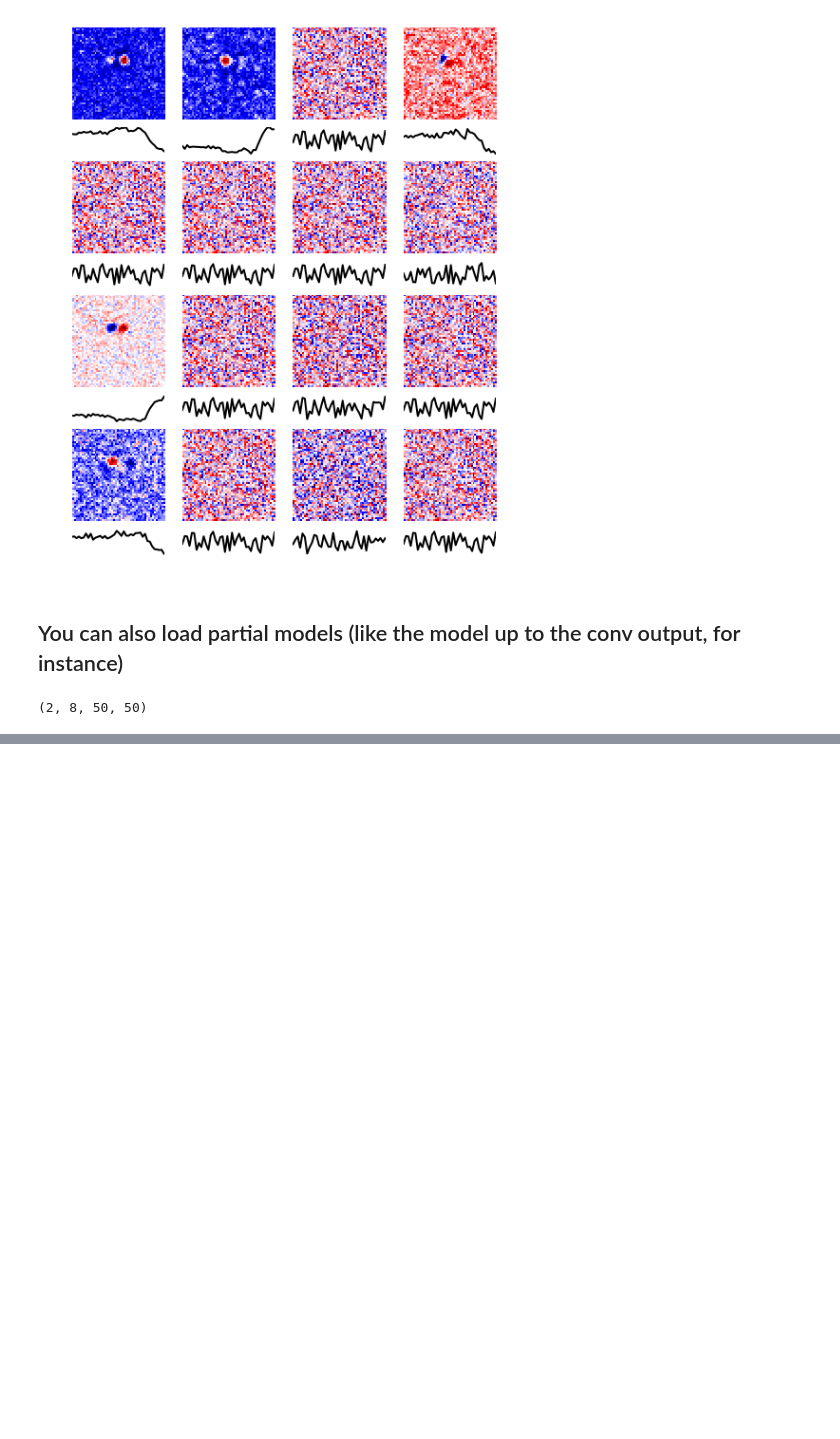
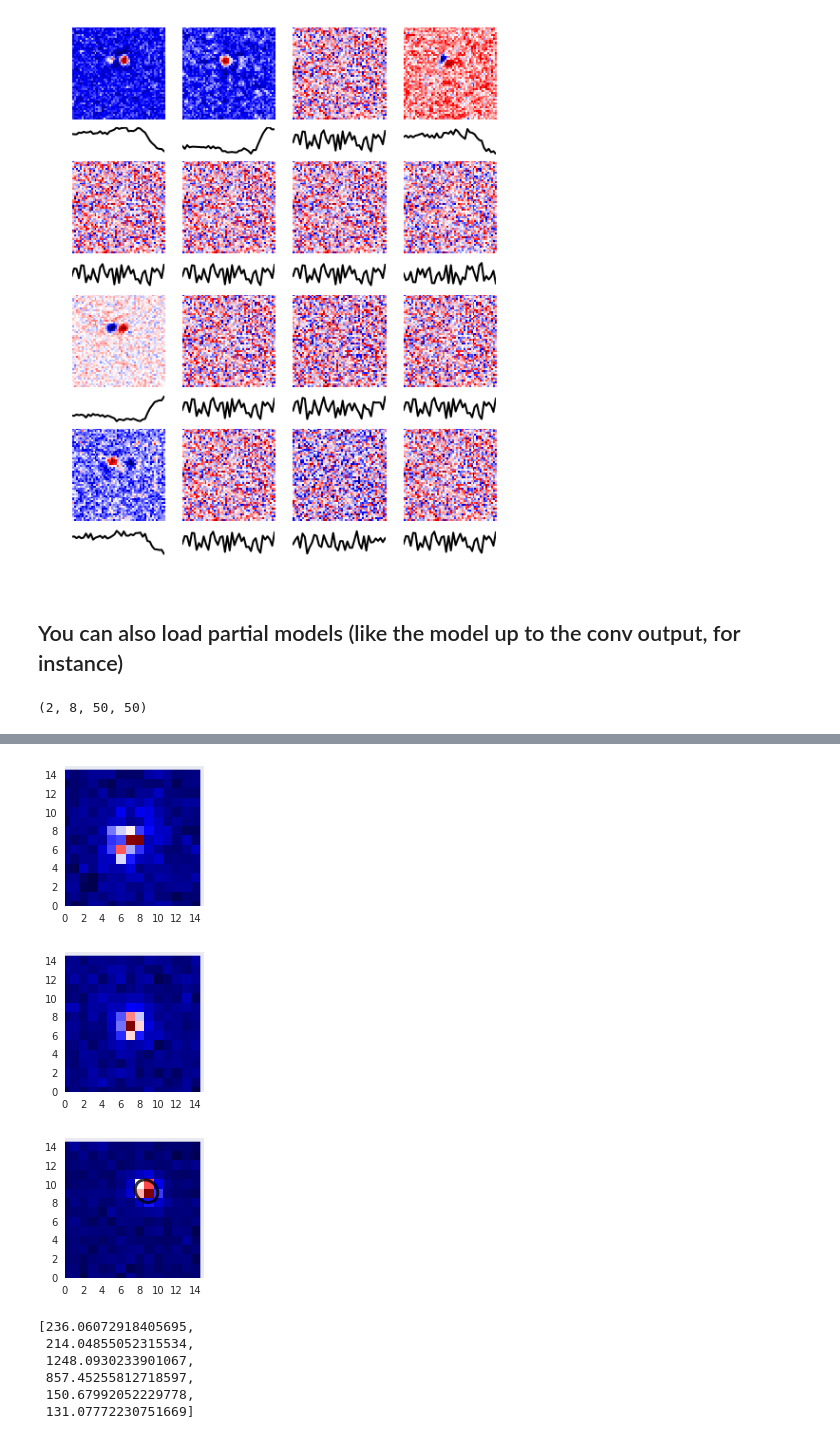
Before and after one commit to baccuslab/deep-retina, a Jupyter notebook: notebooks/Visualizing multi-cell model.ipynb, the cells around one changed output, grey strips where cells are left out. Cells and saved outputs as stored; diff of their text form; code cells hidden in the pictures; blank space fills up the shorter version.

```diff
--- a/notebooks/Visualizing multi-cell model.ipynb
+++ b/notebooks/Visualizing multi-cell model.ipynb
@@ -179,0 +208,46 @@ sample_response.shape
+# %%
+# David's
+bipolar_rfs_david_dir = '/Users/lmcintosh/stanford/papers/2015 Surround Size/david_receptive_fields/'
+filenames_david = ['B1.txt', 'B2.txt']
+
+# Pablo's
+bipolar_rfs_pablo_dir = '/Users/lmcintosh/stanford/papers/2015 Surround Size/pablo_receptive_fields/'
+# omitted 'bip2_2d_space.txt' because Pablo didn't recall how many microns on each checker it was
+filenames_pablo = ['bip1_2d_space.txt', 'bip3_2d_space.txt', 'bip4_2d_space.txt', 'bip5_2d_space.txt', 'bip7_2d_space.txt']
+microns_pablo = [9, 54.6, 54.2, 18.2, 18.2]
+# %%
+# for f in filenames_david:
+#     data = np.loadtxt(bipolar_rfs_david_dir + f, delimiter="\t") # 50 time x 100 space
+# get spacing for all bipolar spatial receptive fields
+# spatialDelta = 0.022 # mm
+
+fig = plt.gcf()
+axs = []
+
+bipolar_widths = []
+for idf,f in enumerate(filenames_pablo):
+    if idf not in [3,4]:
+        data = np.loadtxt(bipolar_rfs_pablo_dir + f, delimiter="\t")
+        xaxis = np.linspace(0, data.shape[1]*microns_pablo[idf], data.shape[1])
+        yaxis = np.linspace(0, data.shape[0]*microns_pablo[idf], data.shape[0])
+        center, sizes, theta = ft.get_ellipse(xaxis, yaxis, data)
+        bipolar_widths.extend(sizes)
+
+        ax = plt.subplot(2,2,idf+1)
+        axs.append(ax)
+        axs[idf].imshow(data, cmap='seismic')#, extent=[xaxis[0],xaxis[-1],yaxis[0],yaxis[-1]])
+        plt.grid('off')
+        pyviz.ellipse(data, ax=axs[idf])
+# %% [output]
+[figure, added]
+[figure, added]
+[figure, added]
+# %%
+bipolar_widths
+# %% [output]
+[236.06072918405695,
+ 214.04855052315534,
+ 1248.0930233901067,
+ 857.45255812718597,
+ 150.67992052229778,
+ 131.07772230751669]
```
Also changed, not shown: parts of 21 cells of this notebook, 1 other file.
